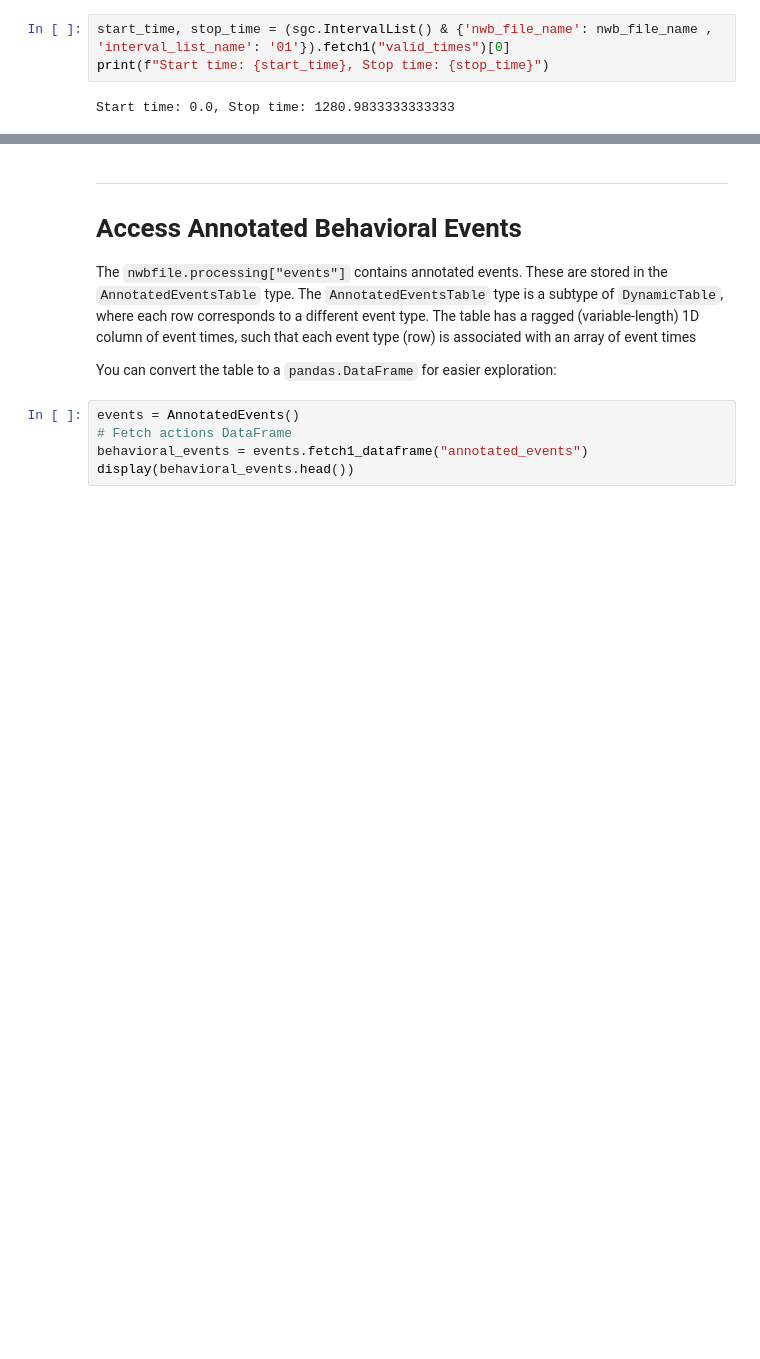
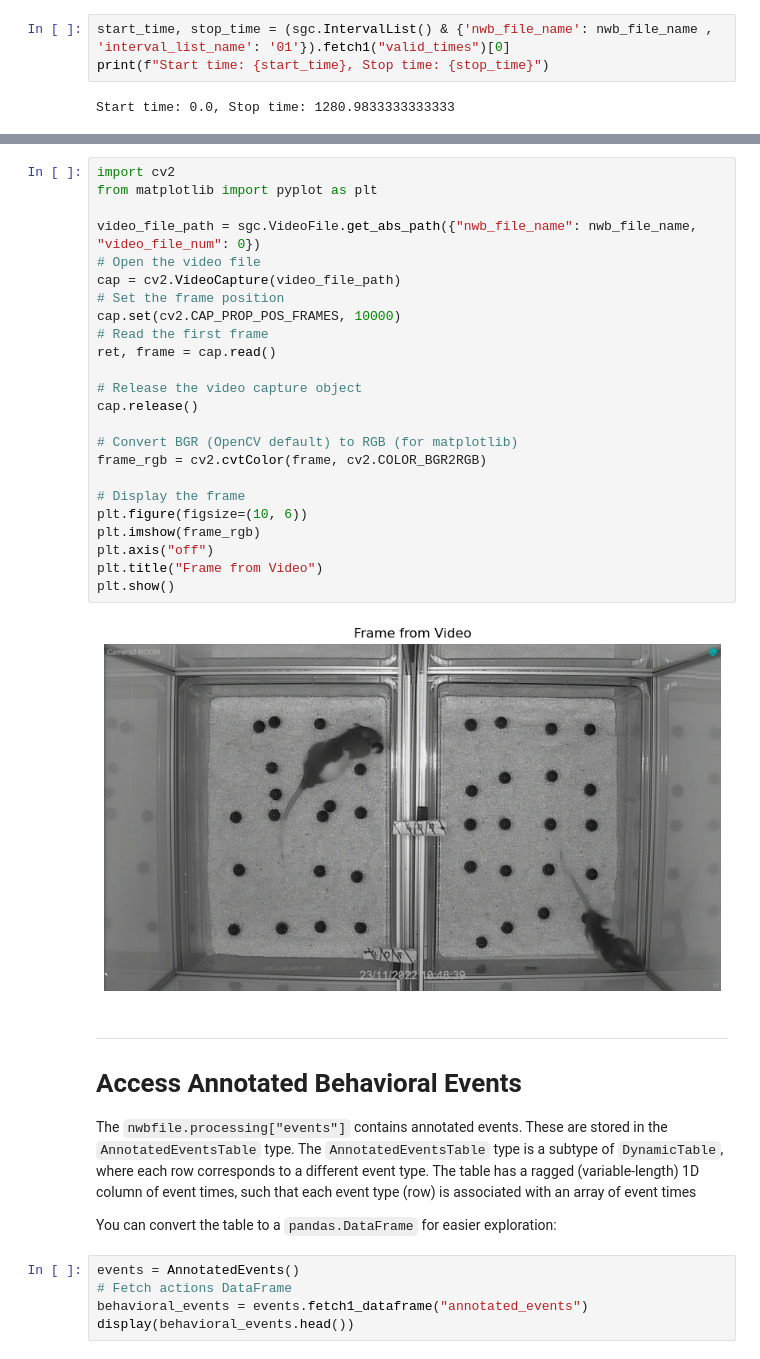
Before and after one commit to catalystneuro/kind-lab-to-nwb, a Jupyter notebook: src/kind_lab_to_nwb/rat_behavioural_phenotyping_2025/tutorials/spyglass_tutorial.ipynb, the cells around one changed output, grey strips where cells are left out. Saved outputs shown, nothing was run; the diff lists cells and outputs as text; blank space fills up the shorter version.

Commit message:
add video to spyglass tutorial

```diff
--- a/src/kind_lab_to_nwb/rat_behavioural_phenotyping_2025/tutorials/spyglass_tutorial.ipynb
+++ b/src/kind_lab_to_nwb/rat_behavioural_phenotyping_2025/tutorials/spyglass_tutorial.ipynb
@@ -81,3 +142,29 @@ Total: 1
+# %%
+import cv2
+from matplotlib import pyplot as plt
+
+video_file_path = sgc.VideoFile.get_abs_path({"nwb_file_name": nwb_file_name, "video_file_num": 0})
+# Open the video file
+cap = cv2.VideoCapture(video_file_path)
+# Set the frame position
+cap.set(cv2.CAP_PROP_POS_FRAMES, 10000)
+# Read the first frame
+ret, frame = cap.read()
+
+# Release the video capture object
+cap.release()
+
+# Convert BGR (OpenCV default) to RGB (for matplotlib)
+frame_rgb = cv2.cvtColor(frame, cv2.COLOR_BGR2RGB)
+
+# Display the frame
+plt.figure(figsize=(10, 6))
+plt.imshow(frame_rgb)
+plt.axis("off")
+plt.title("Frame from Video")
+plt.show()
+# %% [output]
+[figure, added]
 # %% [markdown]
 ---
 
```
Also changed, not shown: parts of 5 cells of this notebook.
